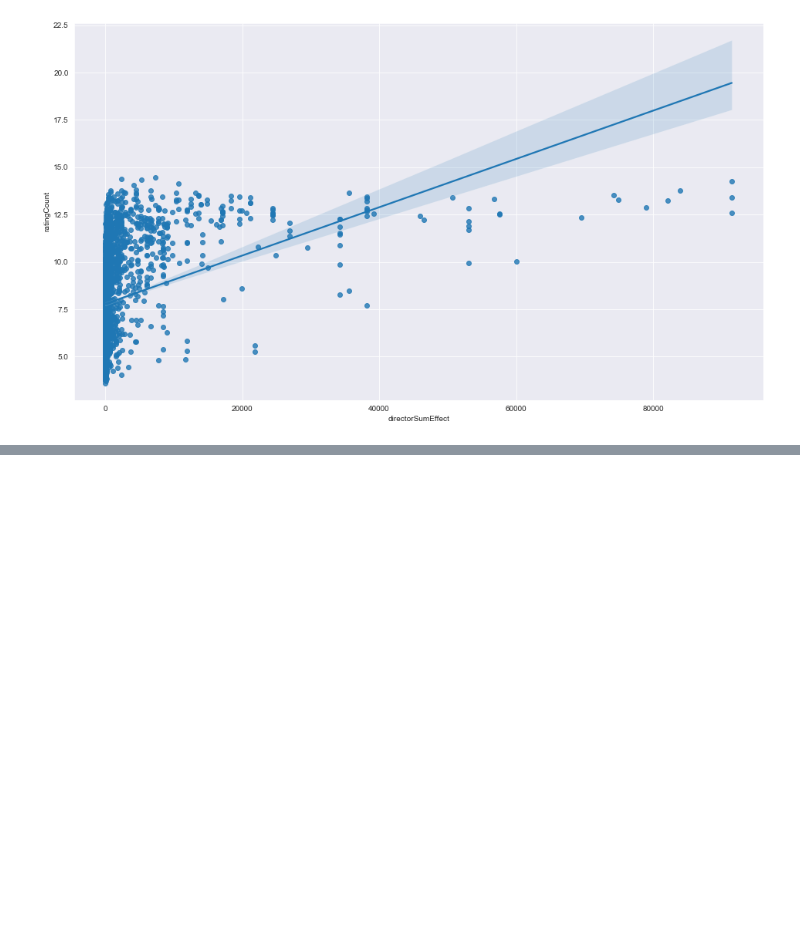
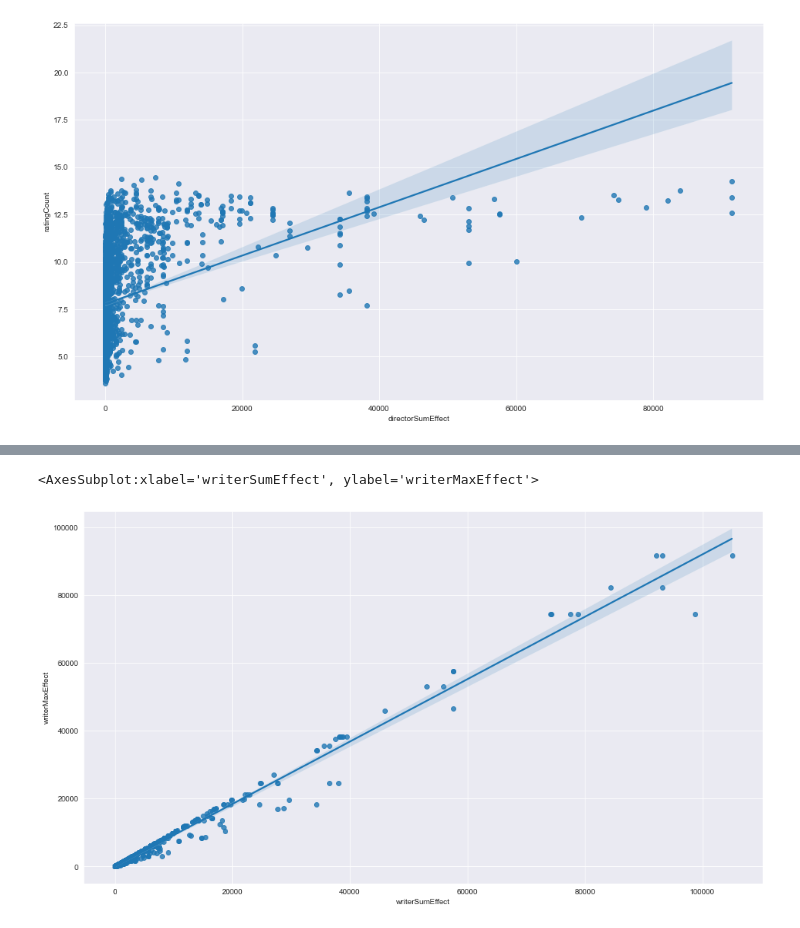
Before and after one commit to contrasting/jingo, a Jupyter notebook: 02b Exploring Actor Effects.ipynb, the cells around one changed output, grey strips where cells are left out. Drawn from its saved outputs; the diff is of its cells as text; code cells hidden in the pictures; blank space fills up the shorter version.

```diff
--- a/02b Exploring Actor Effects.ipynb
+++ b/02b Exploring Actor Effects.ipynb
@@ -158,0 +175,5 @@ sns.regplot(x=movies.directorSumEffect, y=np.log(movies.ratingCount))
+# %%
+sns.regplot(x=movies.writerSumEffect, y=movies.writerMaxEffect)
+# %% [output]
+<AxesSubplot:xlabel='writerSumEffect', ylabel='writerMaxEffect'>
+[figure, added]
```
Also changed, not shown: parts of 9 cells of this notebook.
